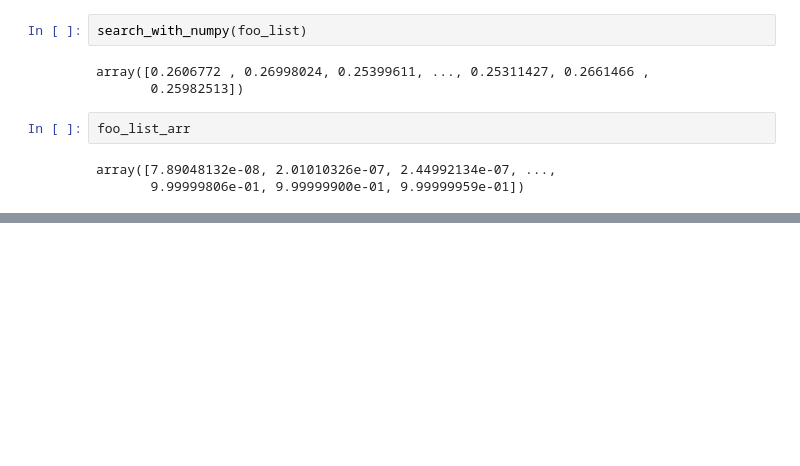
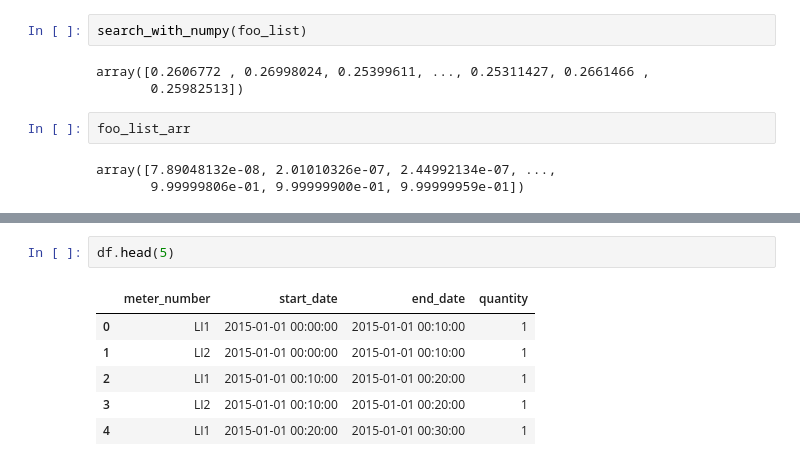
Before and after one commit to sgrah-oss/6-recommendations-for-optimizing-a-spark-job, a Jupyter notebook: notebooks/pipeline.ipynb, the cells around one changed output, grey strips where cells are left out. Cells and saved outputs as stored; diff of their text form; blank space fills up the shorter version.

```diff
--- a/notebooks/pipeline.ipynb
+++ b/notebooks/pipeline.ipynb
@@ -448,0 +504,9 @@ array([7.89048132e-08, 2.01010326e-07, 2.44992134e-07, ...,
+# %%
+df.head(5)
+# %% [output]
+|  | meter_number | start_date | end_date | quantity |
+| 0 | LI1 | 2015-01-01 00:00:00 | 2015-01-01 00:10:00 | 1 |
+| 1 | LI2 | 2015-01-01 00:00:00 | 2015-01-01 00:10:00 | 1 |
+| 2 | LI1 | 2015-01-01 00:10:00 | 2015-01-01 00:20:00 | 1 |
+| 3 | LI2 | 2015-01-01 00:10:00 | 2015-01-01 00:20:00 | 1 |
+| 4 | LI1 | 2015-01-01 00:20:00 | 2015-01-01 00:30:00 | 1 |
```
Also changed, not shown: parts of 17 cells of this notebook, 3 other files.
